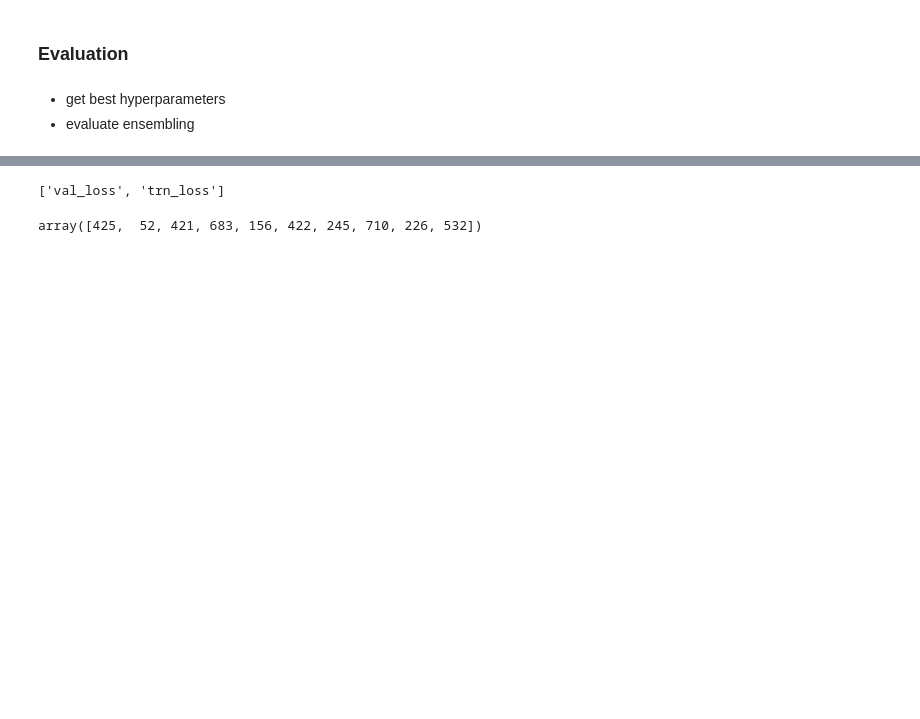
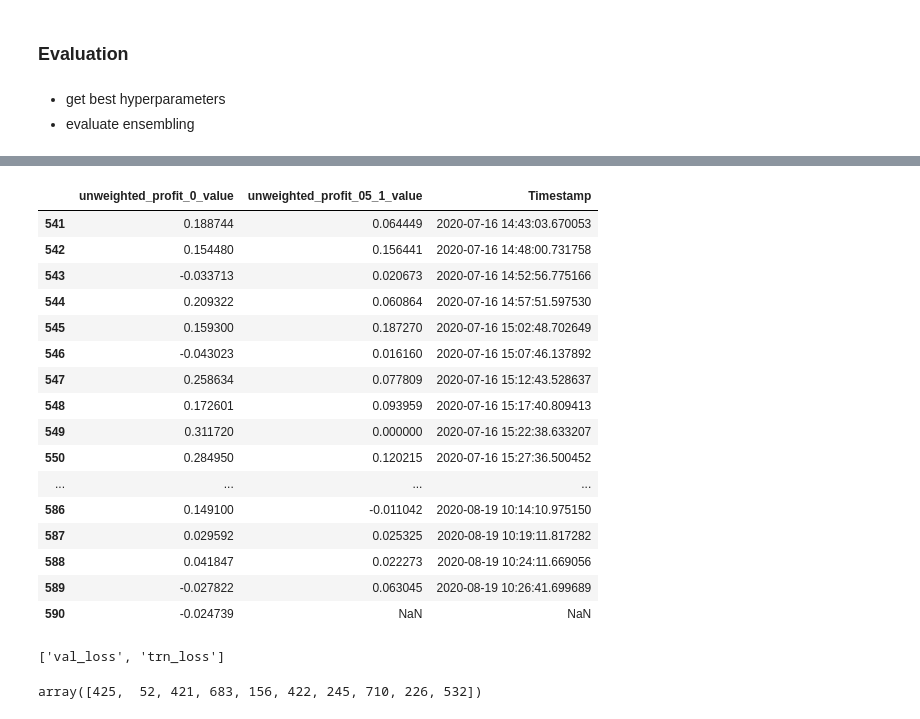
Before and after one commit to Takezo87/torchtools, a Jupyter notebook: _300_evaluation.ipynb, the cells around one changed output, grey strips where cells are left out. Saved outputs shown, nothing was run; the diff lists cells and outputs as text; code cells hidden in the pictures; blank space fills up the shorter version.

```diff
--- a/_300_evaluation.ipynb
+++ b/_300_evaluation.ipynb
@@ -107,3 +105,23 @@ df_results.query('bs==2048 and max_lr>0.001').groupby(['N', 'magnitude', 'wd'])[
+# %%
+df_results.tail(50)[metric_cols+['Timestamp']]
+# %% [output]
+|  | unweighted_profit_0_value | unweighted_profit_05_1_value | Timestamp |
+| 541 | 0.188744 | 0.064449 | 2020-07-16 14:43:03.670053 |
+| 542 | 0.154480 | 0.156441 | 2020-07-16 14:48:00.731758 |
+| 543 | -0.033713 | 0.020673 | 2020-07-16 14:52:56.775166 |
+| 544 | 0.209322 | 0.060864 | 2020-07-16 14:57:51.597530 |
+| 545 | 0.159300 | 0.187270 | 2020-07-16 15:02:48.702649 |
+| 546 | -0.043023 | 0.016160 | 2020-07-16 15:07:46.137892 |
+| 547 | 0.258634 | 0.077809 | 2020-07-16 15:12:43.528637 |
+| 548 | 0.172601 | 0.093959 | 2020-07-16 15:17:40.809413 |
+| 549 | 0.311720 | 0.000000 | 2020-07-16 15:22:38.633207 |
+| 550 | 0.284950 | 0.120215 | 2020-07-16 15:27:36.500452 |
+| ... | ... | ... | ... |
+| 586 | 0.149100 | -0.011042 | 2020-08-19 10:14:10.975150 |
+| 587 | 0.029592 | 0.025325 | 2020-08-19 10:19:11.817282 |
+| 588 | 0.041847 | 0.022273 | 2020-08-19 10:24:11.669056 |
+| 589 | -0.027822 | 0.063045 | 2020-08-19 10:26:41.699689 |
+| 590 | -0.024739 | NaN | NaN |
 # %%
 loss_cols
 # %% [output]
```
Also changed, not shown: parts of 15 cells of this notebook, 5 other files.
